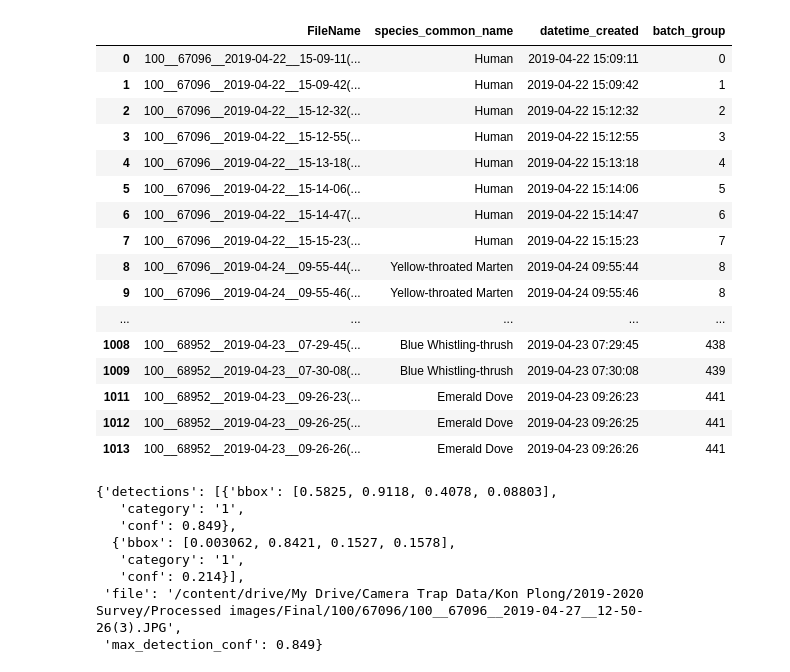
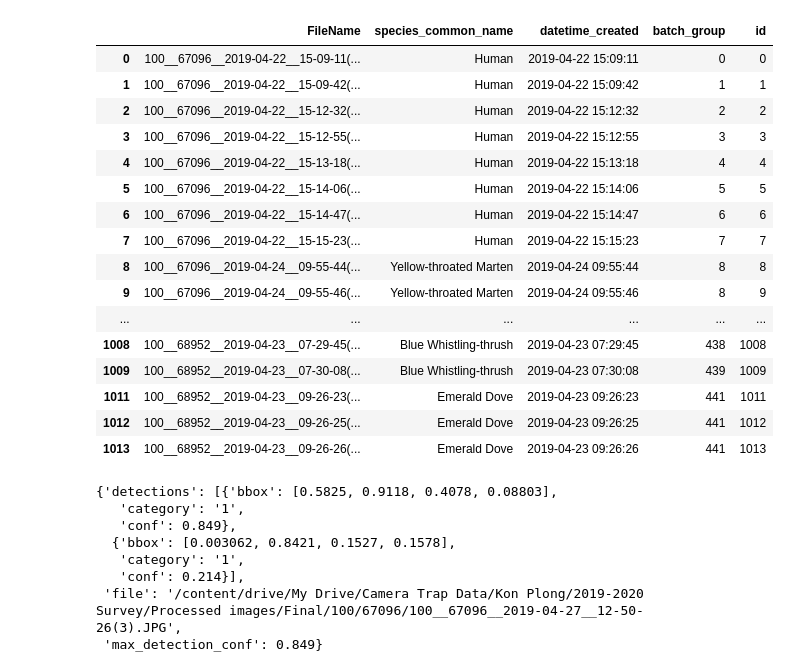
Before and after one commit to FFI-Vietnam/camtrap-tools, a Jupyter notebook: MegaDetector/confusion_matrix/02_create-confusion-matrix.ipynb, the cells around one changed output. Cells and saved outputs as stored; diff of their text form; code cells hidden in the pictures.

```diff
--- a/MegaDetector/confusion_matrix/02_create-confusion-matrix.ipynb
+++ b/MegaDetector/confusion_matrix/02_create-confusion-matrix.ipynb
@@ -72,25 +72,27 @@ def save_csv_Google_drive(df, root, contain_folder, file_name):
 # %%
 # read ground-truth table
 ground_truth_table = read_csv_Google_drive(root, ground_truth_folder, ground_truth_file_name)
+id = [i for i in range(len(ground_truth_table))]
+ground_truth_table['id'] = id
 ground_truth_table[~ ground_truth_table.species_common_name.isna()].head(50)
 # %% [output]
-|  | FileName | species_common_name | datetime_created | batch_group |
-| 0 | 100__67096__2019-04-22__15-09-11(... | Human | 2019-04-22 15:09:11 | 0 |
-| 1 | 100__67096__2019-04-22__15-09-42(... | Human | 2019-04-22 15:09:42 | 1 |
-| 2 | 100__67096__2019-04-22__15-12-32(... | Human | 2019-04-22 15:12:32 | 2 |
-| 3 | 100__67096__2019-04-22__15-12-55(... | Human | 2019-04-22 15:12:55 | 3 |
-| 4 | 100__67096__2019-04-22__15-13-18(... | Human | 2019-04-22 15:13:18 | 4 |
-| 5 | 100__67096__2019-04-22__15-14-06(... | Human | 2019-04-22 15:14:06 | 5 |
-| 6 | 100__67096__2019-04-22__15-14-47(... | Human | 2019-04-22 15:14:47 | 6 |
-| 7 | 100__67096__2019-04-22__15-15-23(... | Human | 2019-04-22 15:15:23 | 7 |
-| 8 | 100__67096__2019-04-24__09-55-44(... | Yellow-throated Marten | 2019-04-24 09:55:44 | 8 |
-| 9 | 100__67096__2019-04-24__09-55-46(... | Yellow-throated Marten | 2019-04-24 09:55:46 | 8 |
-| ... | ... | ... | ... | ... |
-| 1008 | 100__68952__2019-04-23__07-29-45(... | Blue Whistling-thrush | 2019-04-23 07:29:45 | 438 |
-| 1009 | 100__68952__2019-04-23__07-30-08(... | Blue Whistling-thrush | 2019-04-23 07:30:08 | 439 |
-| 1011 | 100__68952__2019-04-23__09-26-23(... | Emerald Dove | 2019-04-23 09:26:23 | 441 |
-| 1012 | 100__68952__2019-04-23__09-26-25(... | Emerald Dove | 2019-04-23 09:26:25 | 441 |
-| 1013 | 100__68952__2019-04-23__09-26-26(... | Emerald Dove | 2019-04-23 09:26:26 | 441 |
+|  | FileName | species_common_name | datetime_created | batch_group | id |
+| 0 | 100__67096__2019-04-22__15-09-11(... | Human | 2019-04-22 15:09:11 | 0 | 0 |
+| 1 | 100__67096__2019-04-22__15-09-42(... | Human | 2019-04-22 15:09:42 | 1 | 1 |
+| 2 | 100__67096__2019-04-22__15-12-32(... | Human | 2019-04-22 15:12:32 | 2 | 2 |
+| 3 | 100__67096__2019-04-22__15-12-55(... | Human | 2019-04-22 15:12:55 | 3 | 3 |
+| 4 | 100__67096__2019-04-22__15-13-18(... | Human | 2019-04-22 15:13:18 | 4 | 4 |
+| 5 | 100__67096__2019-04-22__15-14-06(... | Human | 2019-04-22 15:14:06 | 5 | 5 |
+| 6 | 100__67096__2019-04-22__15-14-47(... | Human | 2019-04-22 15:14:47 | 6 | 6 |
+| 7 | 100__67096__2019-04-22__15-15-23(... | Human | 2019-04-22 15:15:23 | 7 | 7 |
+| 8 | 100__67096__2019-04-24__09-55-44(... | Yellow-throated Marten | 2019-04-24 09:55:44 | 8 | 8 |
+| 9 | 100__67096__2019-04-24__09-55-46(... | Yellow-throated Marten | 2019-04-24 09:55:46 | 8 | 9 |
+| ... | ... | ... | ... | ... | ... |
+| 1008 | 100__68952__2019-04-23__07-29-45(... | Blue Whistling-thrush | 2019-04-23 07:29:45 | 438 | 1008 |
+| 1009 | 100__68952__2019-04-23__07-30-08(... | Blue Whistling-thrush | 2019-04-23 07:30:08 | 439 | 1009 |
+| 1011 | 100__68952__2019-04-23__09-26-23(... | Emerald Dove | 2019-04-23 09:26:23 | 441 | 1011 |
+| 1012 | 100__68952__2019-04-23__09-26-25(... | Emerald Dove | 2019-04-23 09:26:25 | 441 | 1012 |
+| 1013 | 100__68952__2019-04-23__09-26-26(... | Emerald Dove | 2019-04-23 09:26:26 | 441 | 1013 |
 # %%
 # read MegaDetector result
 result_path = os.path.join(root, dataset_folder, MD_result_file_name)
```
Also changed, not shown: parts of 7 cells of this notebook.
